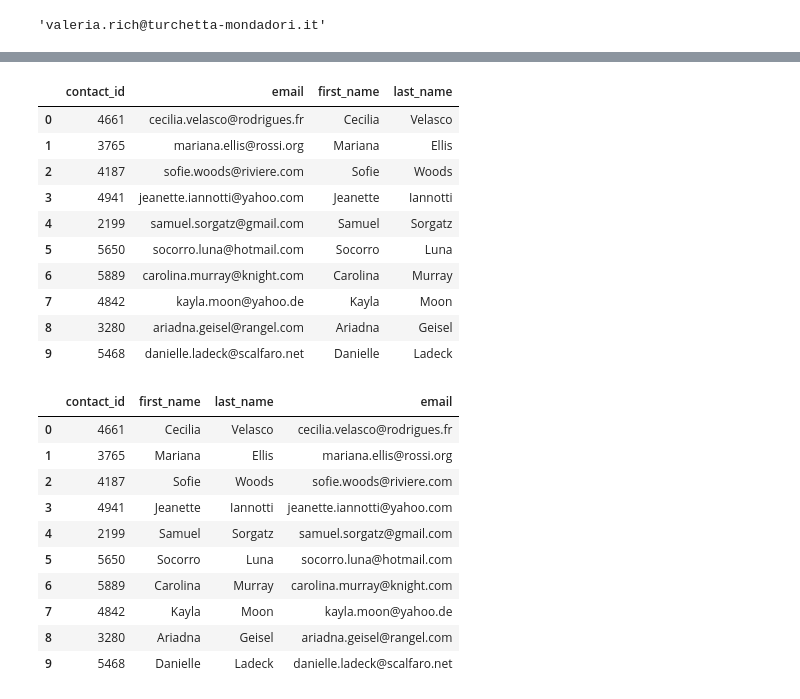
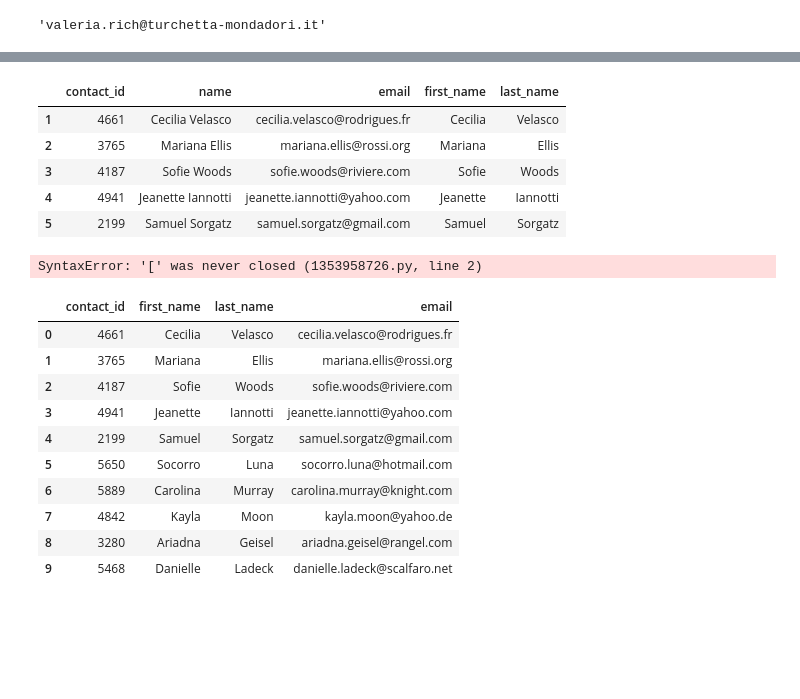
Before and after one commit to StarkArk/Crowdfunding_ETL, a Jupyter notebook: ETL_Mini_Project_Code.ipynb, the cells around one changed output, grey strips where cells are left out. Drawn from its saved outputs; the diff is of its cells as text; code cells hidden in the pictures; blank space fills up the shorter version.

```diff
--- a/ETL_Mini_Project_Code.ipynb
+++ b/ETL_Mini_Project_Code.ipynb
@@ -654,20 +656,25 @@ contact_info_df_copy.head(10)
+# %%
+# Create a "first"name" and "last_name" column with the first and last names from the "name" column.
+info_contact_df['first_name'] = [re.search("[a-zA-Z]+", i).group(0) for i in info_contact_df['name']]
+info_contact_df['last_name'] = [re.search(" [a-zA-Z]+", i).group(0)[1:] for i in info_contact_df['name']]
+
+# Drop the contact_name column
+info_contact_df.head()
+# %% [output]
+|  | contact_id | name | email | first_name | last_name |
+| 1 | 4661 | Cecilia Velasco | cecilia.velasco@rodrigues.fr | Cecilia | Velasco |
+| 2 | 3765 | Mariana Ellis | mariana.ellis@rossi.org | Mariana | Ellis |
+| 3 | 4187 | Sofie Woods | sofie.woods@riviere.com | Sofie | Woods |
+| 4 | 4941 | Jeanette Iannotti | jeanette.iannotti@yahoo.com | Jeanette | Iannotti |
+| 5 | 2199 | Samuel Sorgatz | samuel.sorgatz@gmail.com | Samuel | Sorgatz |
 # %%
 # Create a "first"name" and "last_name" column with the first and last names from the "name" column.
-
+info_contact_df['first_name'] = [re.search("^[a-zA-Z]+$", i).group(0)[0] for i in info_contact_df['name']]
 
 # Drop the contact_name column
+info_contact_df.head()
 # %% [output]
-|  | contact_id | email | first_name | last_name |
-| 0 | 4661 | cecilia.velasco@rodrigues.fr | Cecilia | Velasco |
-| 1 | 3765 | mariana.ellis@rossi.org | Mariana | Ellis |
-| 2 | 4187 | sofie.woods@riviere.com | Sofie | Woods |
-| 3 | 4941 | jeanette.iannotti@yahoo.com | Jeanette | Iannotti |
-| 4 | 2199 | samuel.sorgatz@gmail.com | Samuel | Sorgatz |
-| 5 | 5650 | socorro.luna@hotmail.com | Socorro | Luna |
-| 6 | 5889 | carolina.murray@knight.com | Carolina | Murray |
-| 7 | 4842 | kayla.moon@yahoo.de | Kayla | Moon |
-| 8 | 3280 | ariadna.geisel@rangel.com | Ariadna | Geisel |
-| 9 | 5468 | danielle.ladeck@scalfaro.net | Danielle | Ladeck |
+SyntaxError: '[' was never closed (1353958726.py, line 2)
 # %%
 # Reorder the columns
 # %% [output]
```
Also changed, not shown: parts of 7 cells of this notebook.
